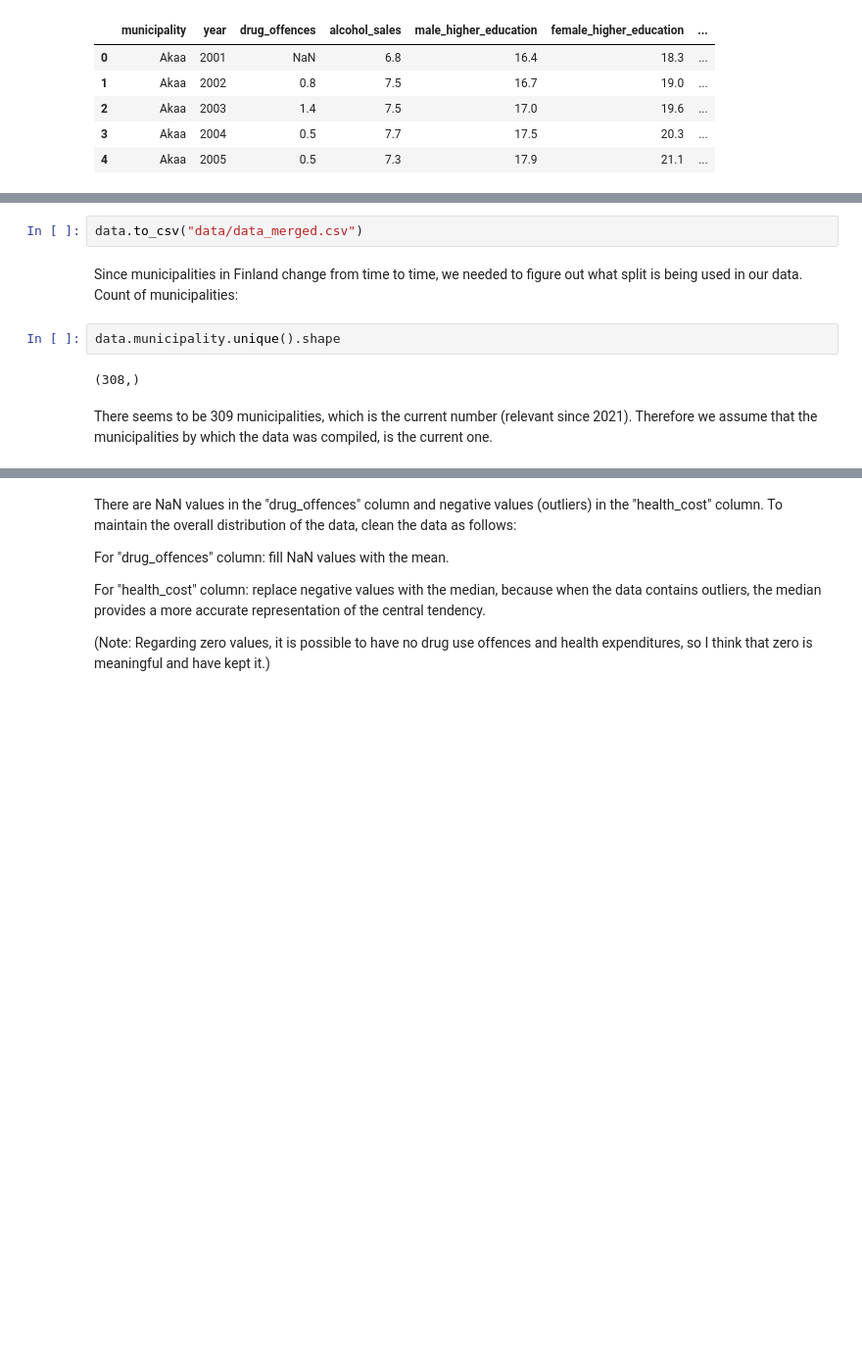
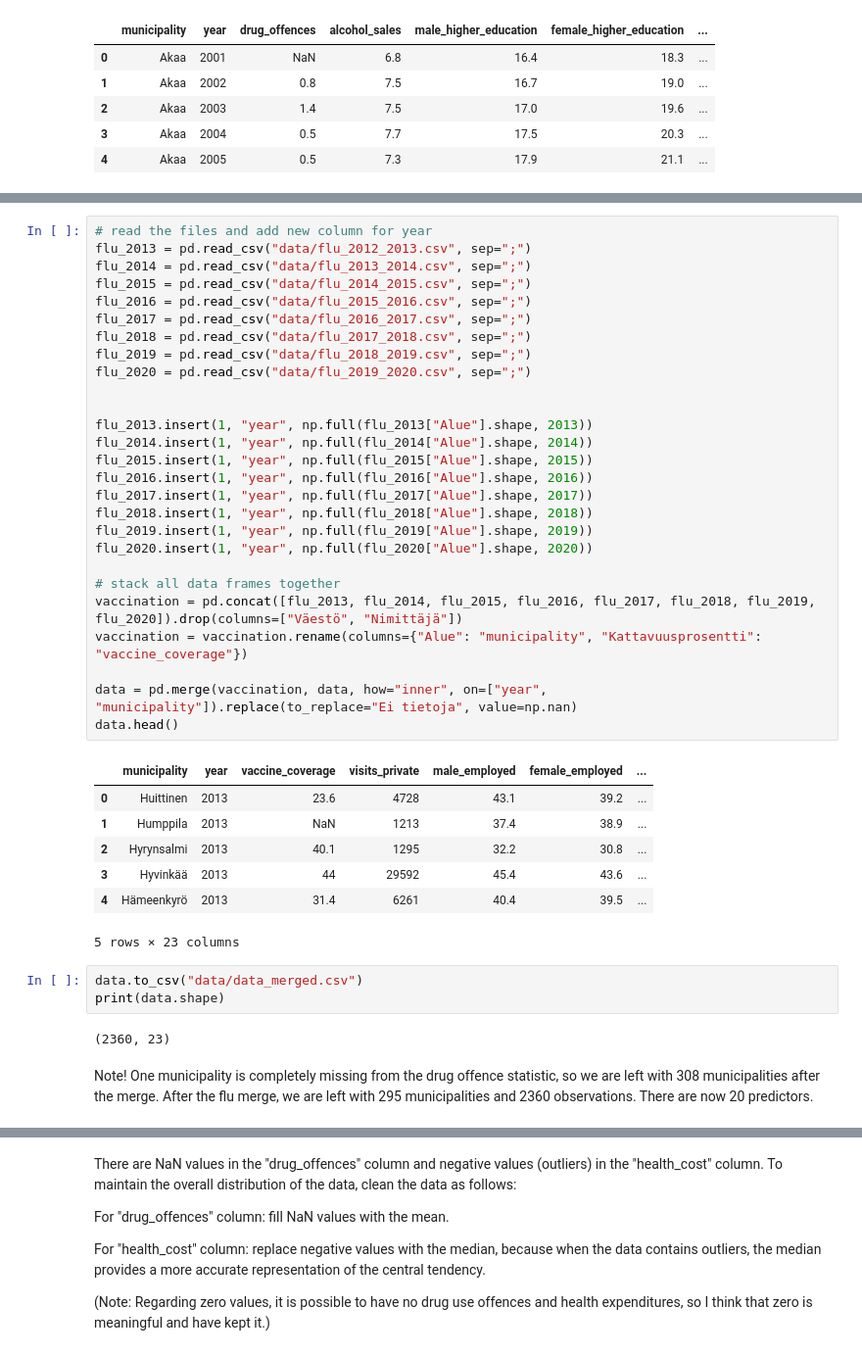
Before and after one commit to AnnaKuokkanen/DataScienceIntro, a Jupyter notebook: intro_to_data_project.ipynb, the cells around one changed output, grey strips where cells are left out. Shown at 98% size. Saved outputs shown, nothing was run; the diff lists cells and outputs as text; blank space fills up the shorter version.

```diff
--- a/intro_to_data_project.ipynb
+++ b/intro_to_data_project.ipynb
@@ -158,10 +209,42 @@ Next we added data on alcohol sales measured in litres of pure alcohol sold in a
+# %%
+# read the files and add new column for year
+flu_2013 = pd.read_csv("data/flu_2012_2013.csv", sep=";")
+flu_2014 = pd.read_csv("data/flu_2013_2014.csv", sep=";")
+flu_2015 = pd.read_csv("data/flu_2014_2015.csv", sep=";")
+flu_2016 = pd.read_csv("data/flu_2015_2016.csv", sep=";")
+flu_2017 = pd.read_csv("data/flu_2016_2017.csv", sep=";")
+flu_2018 = pd.read_csv("data/flu_2017_2018.csv", sep=";")
+flu_2019 = pd.read_csv("data/flu_2018_2019.csv", sep=";")
+flu_2020 = pd.read_csv("data/flu_2019_2020.csv", sep=";")
+
+
+flu_2013.insert(1, "year", np.full(flu_2013["Alue"].shape, 2013))
+flu_2014.insert(1, "year", np.full(flu_2014["Alue"].shape, 2014))
+flu_2015.insert(1, "year", np.full(flu_2015["Alue"].shape, 2015))
+flu_2016.insert(1, "year", np.full(flu_2016["Alue"].shape, 2016))
+flu_2017.insert(1, "year", np.full(flu_2017["Alue"].shape, 2017))
+flu_2018.insert(1, "year", np.full(flu_2018["Alue"].shape, 2018))
+flu_2019.insert(1, "year", np.full(flu_2019["Alue"].shape, 2019))
+flu_2020.insert(1, "year", np.full(flu_2020["Alue"].shape, 2020))
+
+# stack all data frames together
+vaccination = pd.concat([flu_2013, flu_2014, flu_2015, flu_2016, flu_2017, flu_2018, flu_2019, flu_2020]).drop(columns=["Väestö", "Nimittäjä"])
+vaccination = vaccination.rename(columns={"Alue": "municipality", "Kattavuusprosentti": "vaccine_coverage"})
+
+data = pd.merge(vaccination, data, how="inner", on=["year", "municipality"]).replace(to_replace="Ei tietoja", value=np.nan)
+data.head()
+# %% [output]
+|  | municipality | year | vaccine_coverage | visits_private | male_employed | female_employed | ... |
+| 0 | Huittinen | 2013 | 23.6 | 4728 | 43.1 | 39.2 | ... |
+| 1 | Humppila | 2013 | NaN | 1213 | 37.4 | 38.9 | ... |
+| 2 | Hyrynsalmi | 2013 | 40.1 | 1295 | 32.2 | 30.8 | ... |
+| 3 | Hyvinkää | 2013 | 44 | 29592 | 45.4 | 43.6 | ... |
+| 4 | Hämeenkyrö | 2013 | 31.4 | 6261 | 40.4 | 39.5 | ... |
+5 rows × 23 columns
 # %%
 data.to_csv("data/data_merged.csv")
+print(data.shape)
+# %% [output]
+(2360, 23)
-# %% [markdown]
-Since municipalities in Finland change from time to time, we needed to figure out what split is being used in our data. Count of municipalities:
-# %%
-data.municipality.unique().shape
-# %% [output]
-(308,)
-# %% [markdown]
-There seems to be 309 municipalities, which is the current number (relevant since 2021). Therefore we assume that the municipalities by which the data was compiled, is the current one.
+# %% [markdown]
+Note! One municipality is completely missing from the drug offence statistic, so we are left with 308 municipalities after the merge. After the flu merge, we are left with 295 municipalities and 2360 observations. There are now 20 predictors.
```
Also changed, not shown: parts of 26 cells of this notebook, 3 other files.
